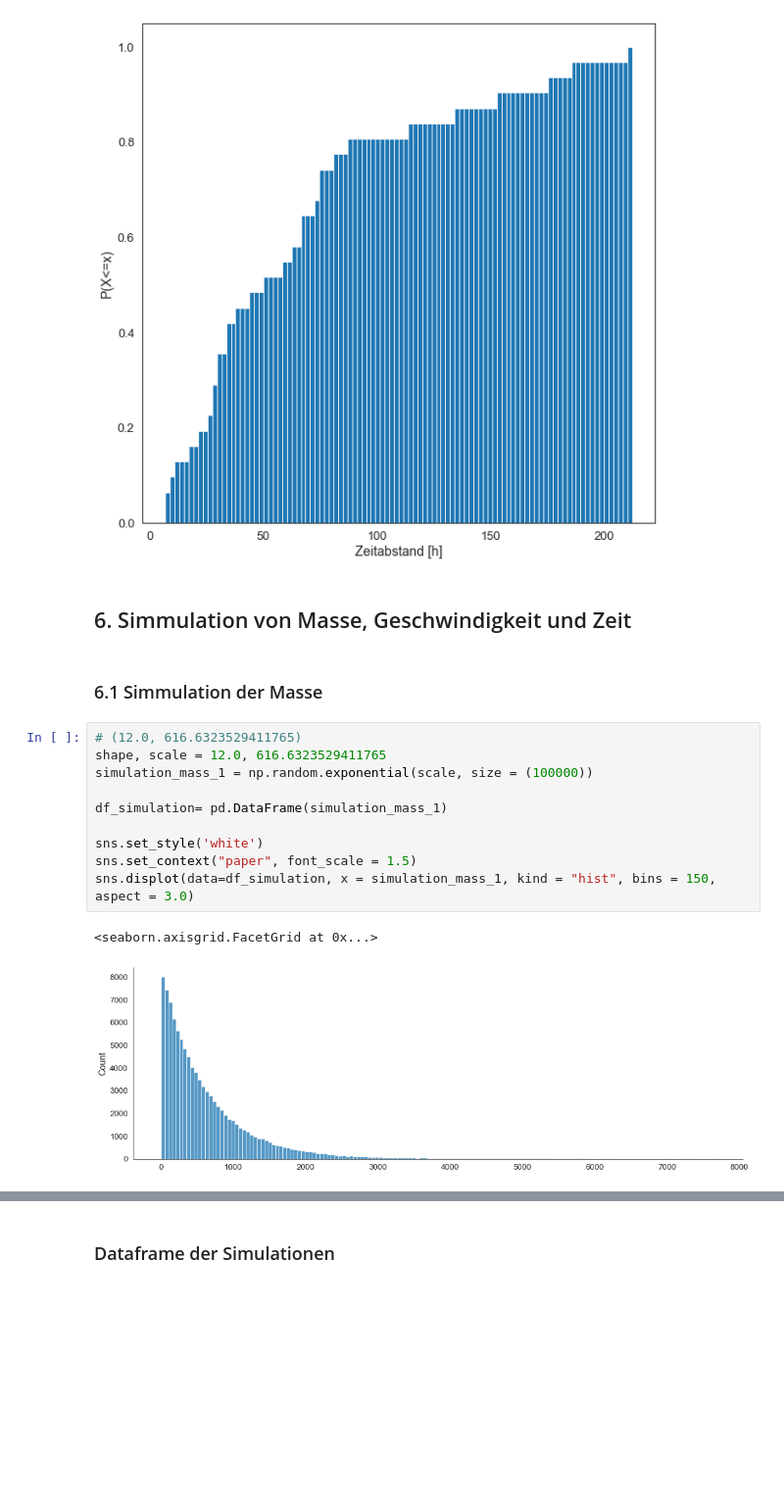
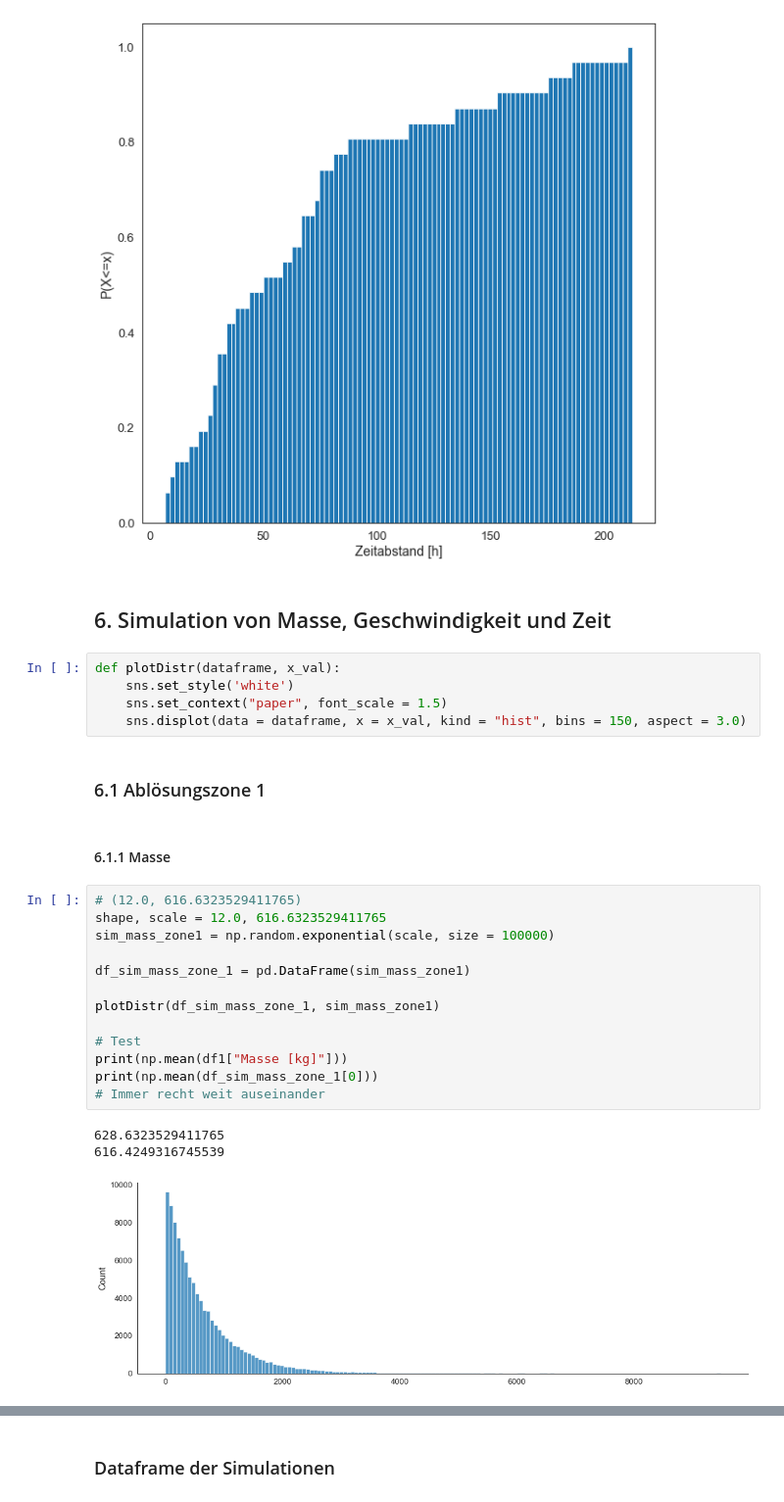
Before and after one commit to 7ben18/FHNW_Steinschlagrisiko, a Jupyter notebook: FHNW_Steinschlagrisiko.ipynb, the cells around one changed output, grey strips where cells are left out. Shown at 98% size. Cells and saved outputs as stored; diff of their text form; blank space fills up the shorter version.

```diff
--- a/FHNW_Steinschlagrisiko.ipynb
+++ b/FHNW_Steinschlagrisiko.ipynb
@@ -551,20 +551,31 @@ plt.xlabel('Zeitabstand [h]');
 # %% [output]
 [figure]
 # %% [markdown]
-## 6. Simmulation von Masse, Geschwindigkeit und Zeit
+## 6. Simulation von Masse, Geschwindigkeit und Zeit
+# %%
+def plotDistr(dataframe, x_val):
+    sns.set_style('white')
+    sns.set_context("paper", font_scale = 1.5)
+    sns.displot(data = dataframe, x = x_val, kind = "hist", bins = 150, aspect = 3.0)
 # %% [markdown]
-### 6.1 Simmulation der Masse
+### 6.1 Ablösungszone 1
+# %% [markdown]
+#### 6.1.1 Masse
 # %%
 # (12.0, 616.6323529411765)
 shape, scale = 12.0, 616.6323529411765
-simulation_mass_1 = np.random.exponential(scale, size = (100000))
+sim_mass_zone1 = np.random.exponential(scale, size = 100000)
 
-df_simulation= pd.DataFrame(simulation_mass_1)
+df_sim_mass_zone_1 = pd.DataFrame(sim_mass_zone1)
 
-sns.set_style('white')
-sns.set_context("paper", font_scale = 1.5)
-sns.displot(data=df_simulation, x = simulation_mass_1, kind = "hist", bins = 150, aspect = 3.0)
+plotDistr(df_sim_mass_zone_1, sim_mass_zone1)
+
+# Test
+print(np.mean(df1["Masse [kg]"]))
+print(np.mean(df_sim_mass_zone_1[0]))
+# Immer recht weit auseinander
 # %% [output]
-<seaborn.axisgrid.FacetGrid at 0x...>
+628.6323529411765
+616.4249316745539
-[figure, old version]
+[figure, new version]
 # %% [markdown]
```
Also changed, not shown: parts of 24 cells of this notebook.
